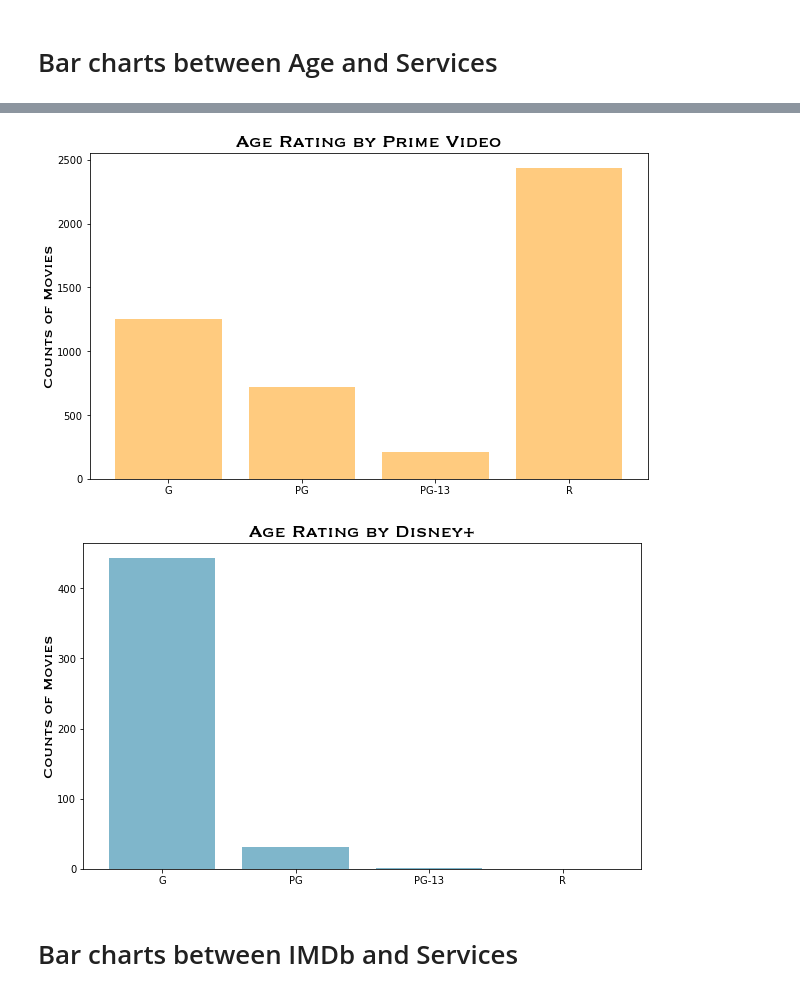
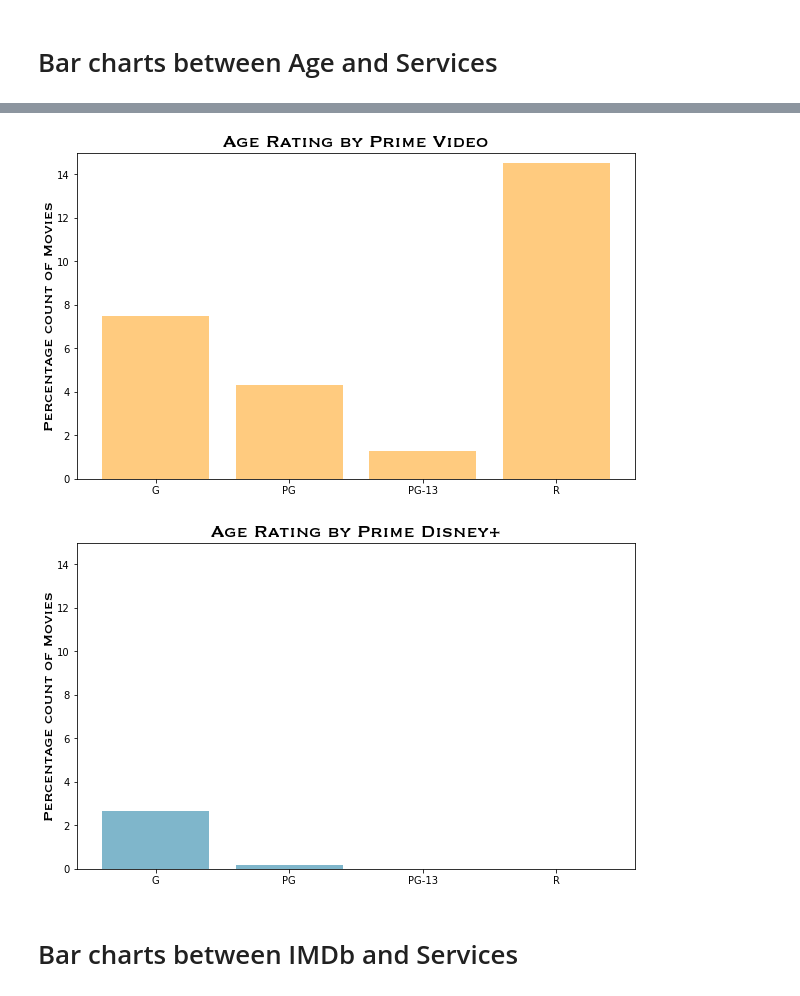
Before and after one commit to ntlv22/SMU_Project-1-, a Jupyter notebook: Movies_Visualizations.ipynb, the cells around one changed output, grey strips where cells are left out. Cells and saved outputs as stored; diff of their text form; code cells hidden in the pictures.

```diff
--- a/Movies_Visualizations.ipynb
+++ b/Movies_Visualizations.ipynb
@@ -178,37 +182,41 @@ countAge = net.groupby("Age Bin").size()
 plt.figure(figsize=(10,6))
 
 #raw plot
-plt.bar(countAge.index, countAge.values, color='#FF9900', alpha=0.5, align="center")
+plt.bar(countAge.index, countAge.values/len(df['Service'])*100, color='#FF9900', alpha=0.5, align="center")
 
+#PADDING
+plt.ylim(0, 15)
 
 # Give our chart some labels and a tile
 plt.title("Age Rating by Prime Video",fontweight="bold", fontsize=20, name="Copperplate")
 plt.xlabel("",fontsize=16, name="Copperplate")
-plt.ylabel("Counts of Movies",fontsize=16, name="Copperplate")
+plt.ylabel("Percentage count of Movies",fontsize=16, name="Copperplate")
 
 #show/save
 plt.show()
 # %% [output]
-[figure, old version]
+[figure, new version]
 # %%
 net = df.loc[df.Service == "Disney+"]
 countAge = net.groupby("Age Bin").size()
 #figsize
 plt.figure(figsize=(10,6))
 
 #raw plot
-plt.bar(countAge.index, countAge.values, color='#006E99', alpha=0.5, align="center")
+plt.bar(countAge.index, countAge.values/len(df['Service'])*100, color='#006E99', alpha=0.5, align="center")
 
+#PADDING
+plt.ylim(0, 15)
 
 # Give our chart some labels and a tile
-plt.title("Age Rating by Disney+",fontweight="bold", fontsize=20, name="Copperplate")
+plt.title("Age Rating by Prime Disney+",fontweight="bold", fontsize=20, name="Copperplate")
 plt.xlabel("",fontsize=16, name="Copperplate")
-plt.ylabel("Counts of Movies",fontsize=16, name="Copperplate")
+plt.ylabel("Percentage count of Movies",fontsize=16, name="Copperplate")
 
 #show/save
 plt.show()
 # %% [output]
-[figure, old version]
+[figure, new version]
 # %% [markdown]
 # Bar charts between IMDb and Services
 # %%
```
Also changed, not shown: parts of 6 cells of this notebook, 4 other files.
